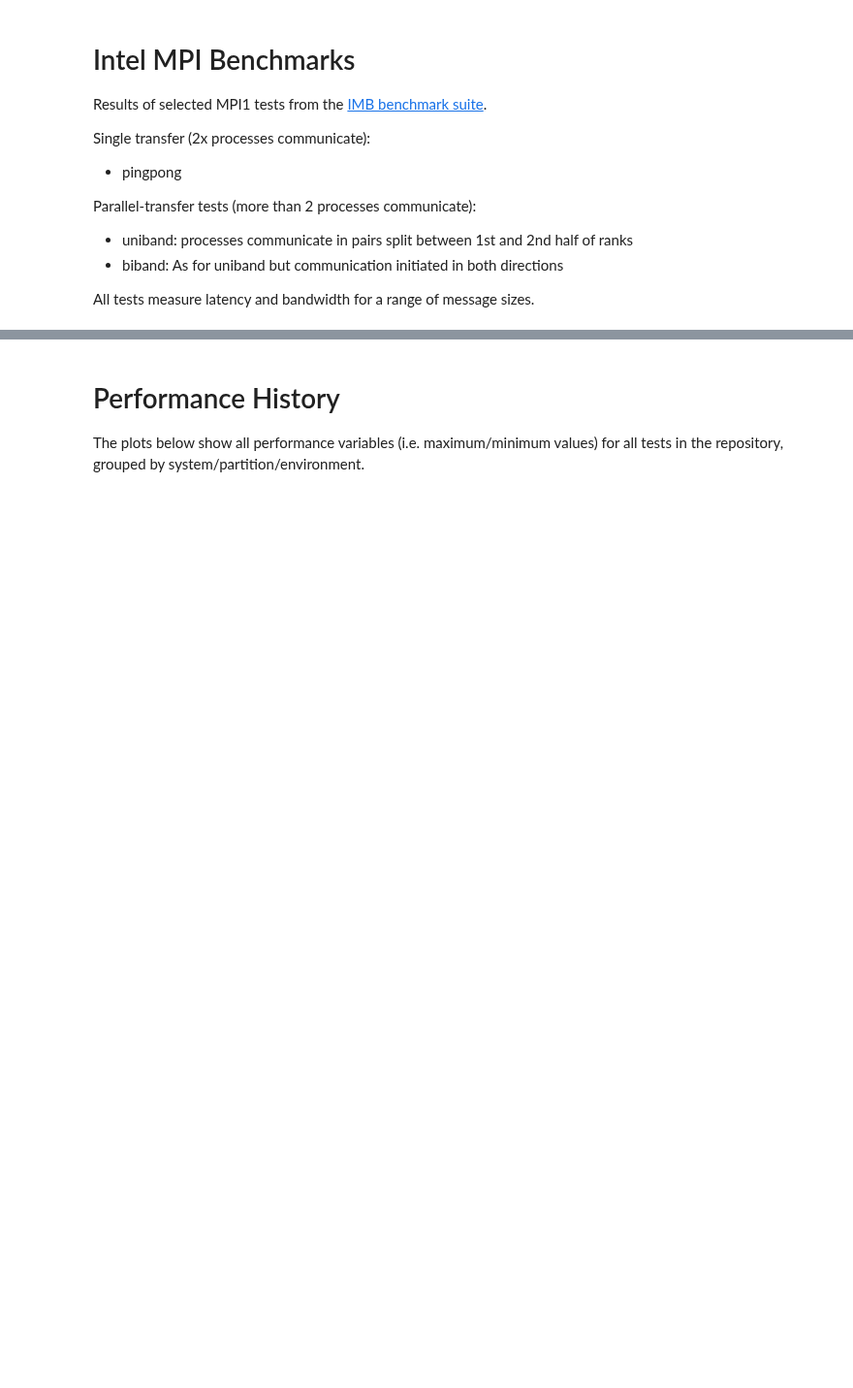
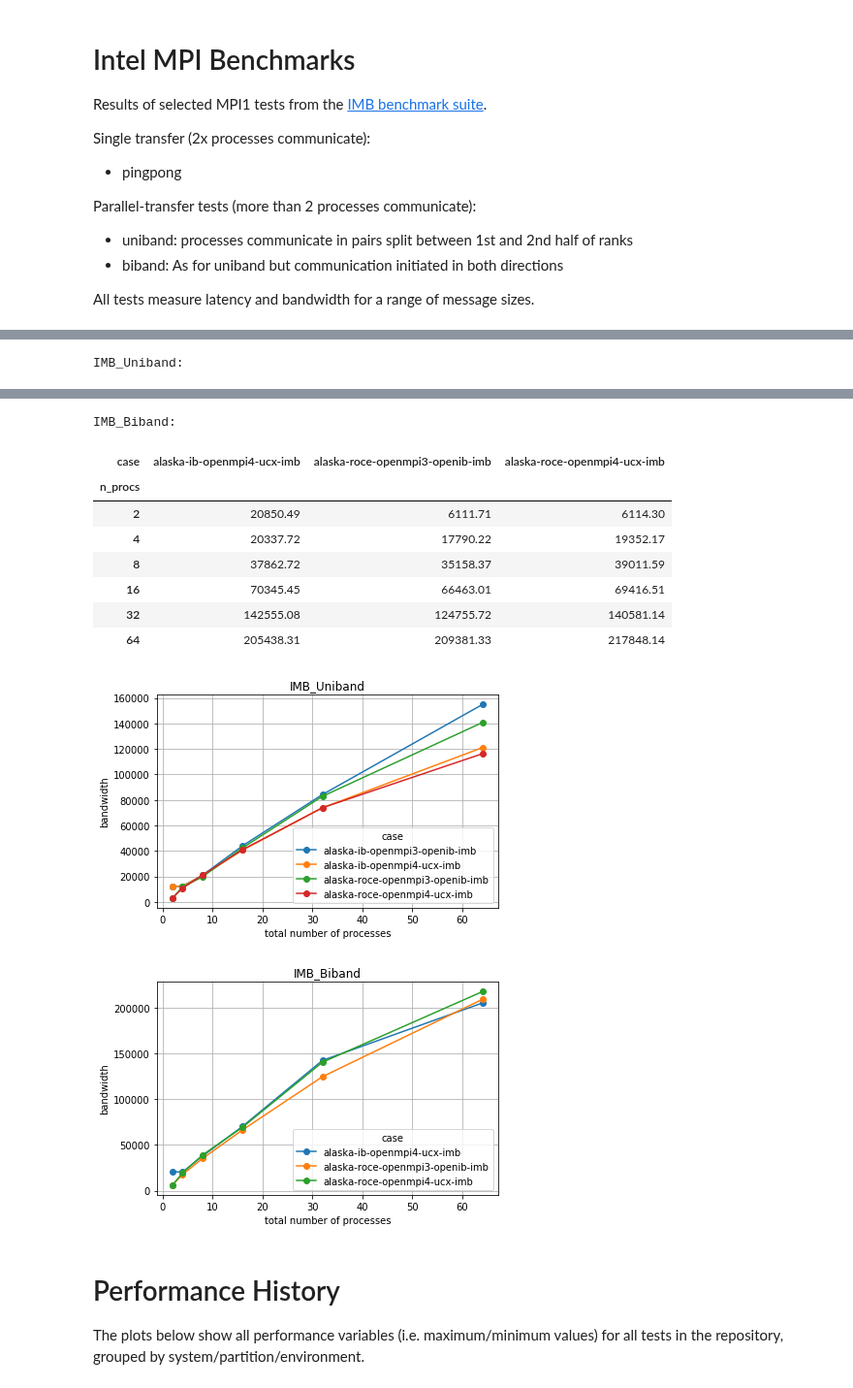
Before and after one commit to ukri-excalibur/excalibur-tests, a Jupyter notebook: imb/IMB.ipynb, the cells around one changed output, grey strips where cells are left out. Shown at 97% size. Saved outputs shown, nothing was run; the diff lists cells and outputs as text; code cells hidden in the pictures; blank space fills up the shorter version.

```diff
--- a/imb/IMB.ipynb
+++ b/imb/IMB.ipynb
@@ -70,0 +65,22 @@ for test in ['IMB_PingPong', 'IMB_Biband_2', 'IMB_Uniband_2']:
+# %%
+# TODO: Add max bandwidth vs n-process plots
+
+for test in ['IMB_Uniband', 'IMB_Biband']:
+
+    # load perf records:
+    perf_records = modules.utils.load_perf_logs('../perflogs', test, '.log')
+
+    # calculate number of processes (=tasks):
+    perf_records['n_procs'] = [int(tn.rsplit('_')[-1]) for tn in perf_records['testname']]
+
+    # plot/tabulate:
+    table = modules.plots.tabulate_last_perf_vs(perf_records, 'n_procs', 'bandwidth')
+    ax = table.plot(grid=True, style='o-')
+    ax.set_xlabel('total number of processes')
+    ax.set_ylabel('bandwidth')
+    ax.set_title(test)
+    plt.tight_layout()
+    print('%s:' % test)
+    display(HTML(table.to_html()))
+# %% [output]
+IMB_Uniband:
@@ -71,3 +95,14 @@ for test in ['IMB_PingPong', 'IMB_Biband_2', 'IMB_Uniband_2']:
+IMB_Biband:
+| case | alaska-ib-openmpi4-ucx-imb | alaska-roce-openmpi3-openib-imb | alaska-roce-openmpi4-ucx-imb |
+| n_procs |  |  |  |
+| 2 | 20850.49 | 6111.71 | 6114.30 |
+| 4 | 20337.72 | 17790.22 | 19352.17 |
+| 8 | 37862.72 | 35158.37 | 39011.59 |
+| 16 | 70345.45 | 66463.01 | 69416.51 |
+| 32 | 142555.08 | 124755.72 | 140581.14 |
+| 64 | 205438.31 | 209381.33 | 217848.14 |
+[figure, added]
+[figure, added]
 # %% [markdown]
 # Performance History
 
```
Also changed, not shown: parts of 7 cells of this notebook.
